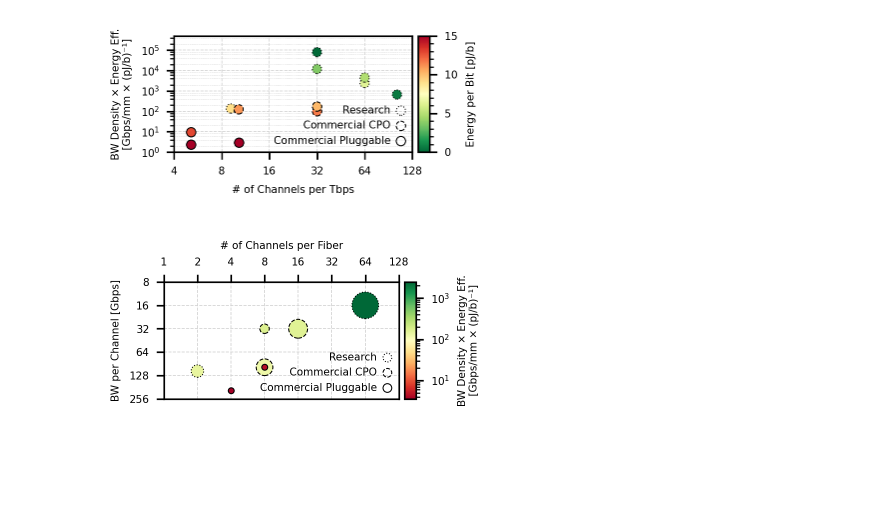
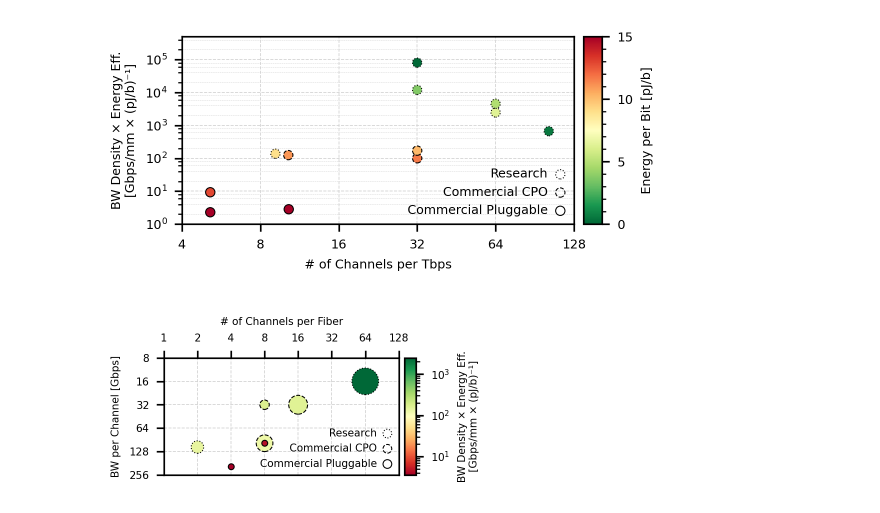
Before and after one commit to wyywyy23/fac_app_2024, a Jupyter notebook: 6_figures/subfigs/subfigs.ipynb, the cells around one changed output. Saved outputs shown, nothing was run; the diff lists cells and outputs as text; code cells hidden in the pictures; blank space fills up the shorter version.

```diff
--- a/6_figures/subfigs/subfigs.ipynb
+++ b/6_figures/subfigs/subfigs.ipynb
@@ -14,17 +14,17 @@ plot_config = {
     "font.family": "sans-serif",
     "font.sans-serif": ["Helvetica"],
     "font.monospace": ["JetBrains Mono"],
-    "font.size": 5,
-    "figure.titlesize": 6,
+    "font.size": 6,
+    "figure.titlesize": 7,
     "figure.titleweight": "bold",
     # axes
-    "axes.labelsize": 5,
-    "axes.titlesize": 6,
+    "axes.labelsize": 6,
+    "axes.titlesize": 7,
     "axes.titleweight": "bold",
     # Make the legend/label fonts a little smaller
-    "legend.fontsize": 5,
-    "xtick.labelsize": 5,
-    "ytick.labelsize": 5,
+    "legend.fontsize": 6,
+    "xtick.labelsize": 6,
+    "ytick.labelsize": 6,
     # Grid lines
     "axes.edgecolor": "black",
     # "axes.facecolor": "f5f5f5",
@@ -65,8 +65,8 @@ data = np.array(
 fom = data[:, 2].astype(float) / data[:, 4].astype(float)
 
 # plot width
-height = 1.095
-width = 2.44
+height = 1.6
+width = 3.655
 ratio = height / width
 
 # colormap based on Gbps/ch range data[:, 4]
@@ -156,34 +156,34 @@ with plt.style.context(["nature", "colors5", "use_mathtext"]):
     # text alignment in legend
     for text in lg.get_texts():
         text.set_va("baseline")
     # Add a colorbar
     sm = plt.cm.ScalarMappable(
         cmap=cmap,
         norm=mpl.colors.Normalize(
             vmin=0, vmax=15
         ),
     )
     sm.set_array([])
     cbar = plt.colorbar(
         sm, ax=ax, orientation="vertical", pad=0.02, aspect=10, location="right"
     )
     cbar.set_ticks([0, 5, 10, 15])
     cbar.ax.yaxis.set_minor_locator(AutoMinorLocator(5))
     # do not use scientific notation
     cbar.formatter.set_scientific(False)
     cbar.set_label("Energy per Bit [pJ/b]")
     # cbar.ax.set_title("FOM")
     # Save the figure
     plt.tight_layout(pad=0)
     plt.savefig(
         "bandwidth_energy.svg",
         dpi=dpi,
         transparent=True,
         pad_inches=0,
         bbox_inches="tight",
     )
 # %% [output]
-[figure, old version]
+[figure, new version]
 # %%
 # Energy bandwidth plot
 
```
Also changed, not shown: 3 other files.
